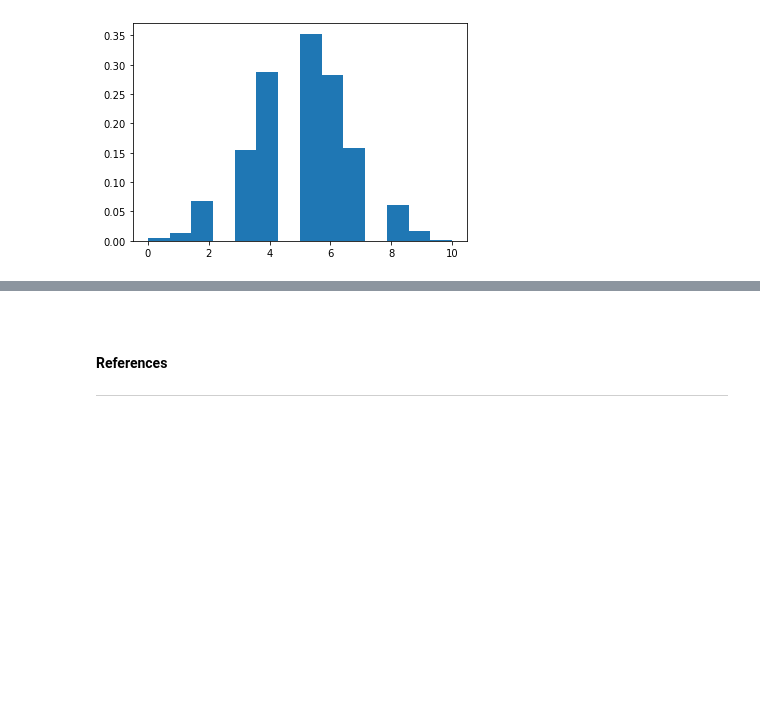
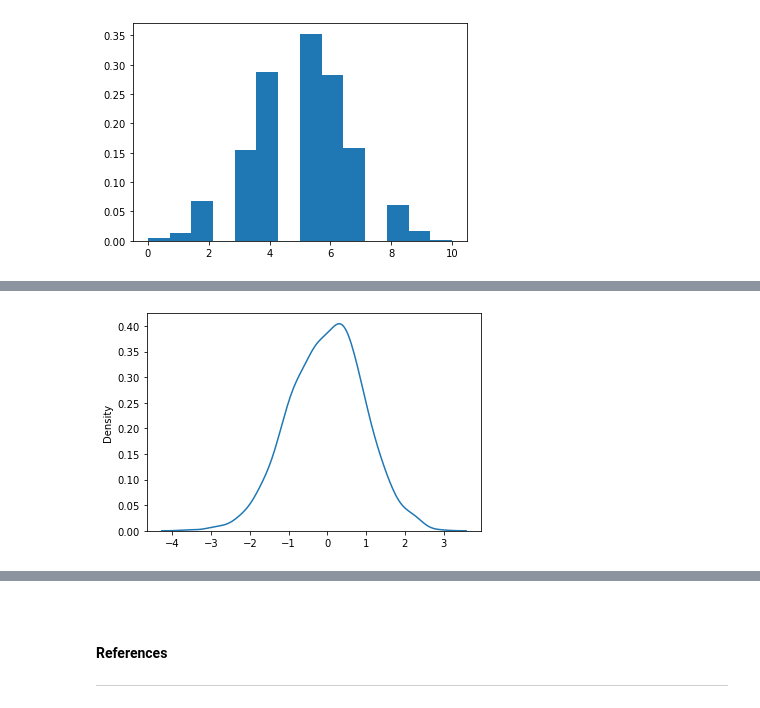
Before and after one commit to dconn20/numpy.random-package, a Jupyter notebook: Numpy.random - Package.ipynb, the cells around one changed output, grey strips where cells are left out. Saved outputs shown, nothing was run; the diff lists cells and outputs as text; code cells hidden in the pictures; blank space fills up the shorter version.

```diff
--- a/Numpy.random - Package.ipynb
+++ b/Numpy.random - Package.ipynb
@@ -339,0 +372,8 @@ plt.show()
+# %%
+# Visualization of Normal Distribution
+
+sns.distplot(np.random.normal(size=1000), hist=False)
+
+plt.show()
+# %% [output]
+[figure, added]
```
Also changed, not shown: parts of 14 cells of this notebook.
